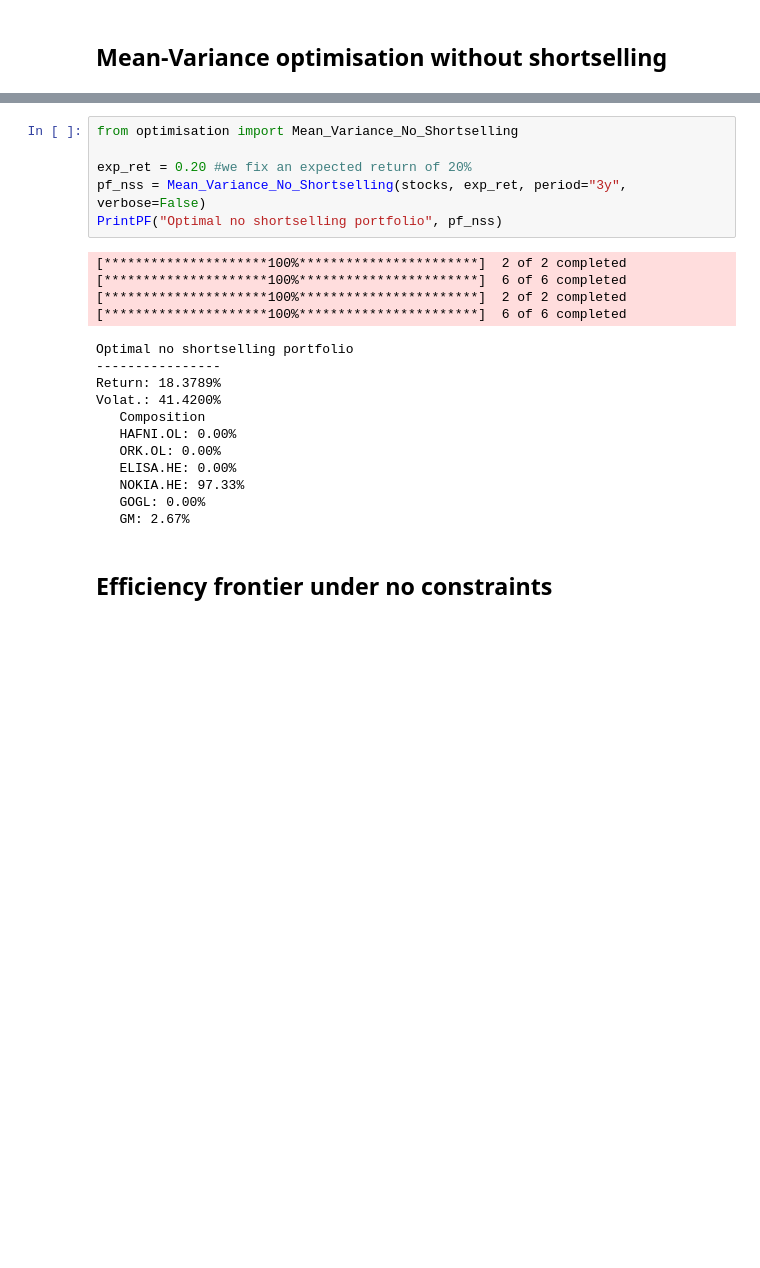
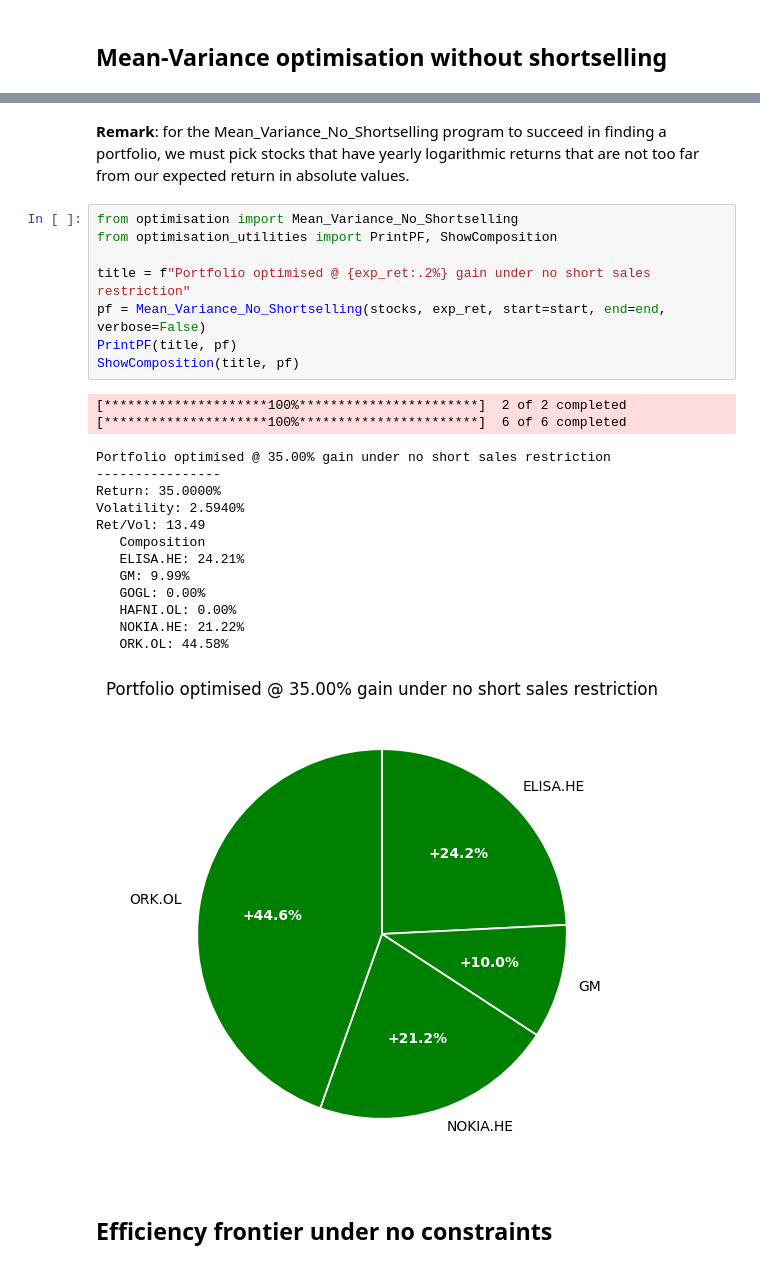
Before and after one commit to eliasyter/Financial_Toolbox, a Jupyter notebook: proof_of_concept.ipynb, the cells around one changed output, grey strips where cells are left out. Cells and saved outputs as stored; diff of their text form; blank space fills up the shorter version.

```diff
--- a/proof_of_concept.ipynb
+++ b/proof_of_concept.ipynb
@@ -43,25 +61,29 @@ Volat.: 41.8269%
+# %% [markdown]
+**Remark**: for the Mean_Variance_No_Shortselling program to succeed in finding a portfolio, we must pick stocks that have yearly logarithmic returns that are not too far from our expected return in absolute values.
 # %%
 from optimisation import Mean_Variance_No_Shortselling
+from optimisation_utilities import PrintPF, ShowComposition
 
-exp_ret = 0.20 #we fix an expected return of 20%
-pf_nss = Mean_Variance_No_Shortselling(stocks, exp_ret, period="3y", verbose=False)
-PrintPF("Optimal no shortselling portfolio", pf_nss)
+title = f"Portfolio optimised @ {exp_ret:.2%} gain under no short sales restriction"
+pf = Mean_Variance_No_Shortselling(stocks, exp_ret, start=start, end=end, verbose=False)
+PrintPF(title, pf)
+ShowComposition(title, pf)
 # %% [output]
 [*********************100%***********************]  2 of 2 completed
 [*********************100%***********************]  6 of 6 completed
-[*********************100%***********************]  2 of 2 completed
-[*********************100%***********************]  6 of 6 completed
-Optimal no shortselling portfolio
+Portfolio optimised @ 35.00% gain under no short sales restriction
 ----------------
-Return: 18.3789%
-Volat.: 41.4200%
+Return: 35.0000%
+Volatility: 2.5940%
+Ret/Vol: 13.49
    Composition
+   ELISA.HE: 24.21%
+   GM: 9.99%
+   GOGL: 0.00%
    HAFNI.OL: 0.00%
-   ORK.OL: 0.00%
-   ELISA.HE: 0.00%
-   NOKIA.HE: 97.33%
-   GOGL: 0.00%
-   GM: 2.67%
+   NOKIA.HE: 21.22%
+   ORK.OL: 44.58%
+[figure, added]
 # %% [markdown]
 ## Efficiency frontier under no constraints
 # %%
```
Also changed, not shown: parts of 14 cells of this notebook, 3 other files.
